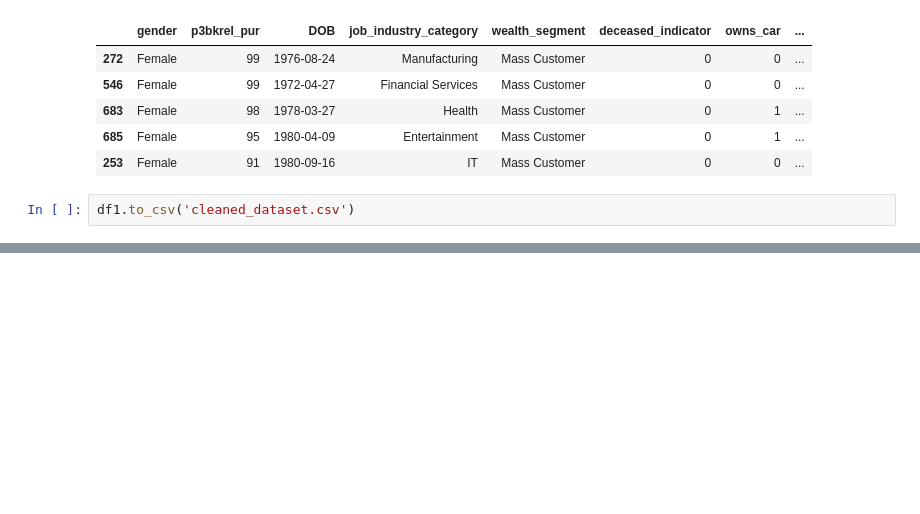
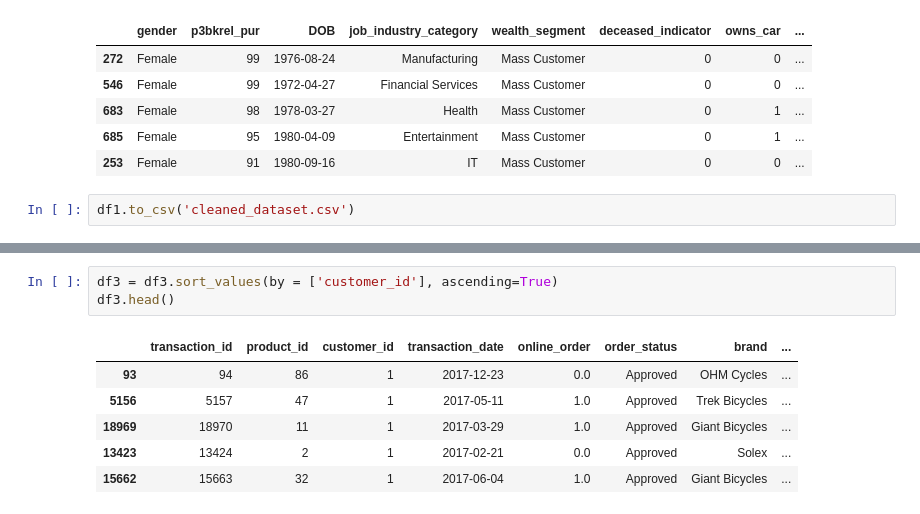
Before and after one commit to JatinderMalhi/KpmgVirtualDataAnalytics, a Jupyter notebook: task2/task2.ipynb, the cells around one changed output, grey strips where cells are left out. Cells and saved outputs as stored; diff of their text form; blank space fills up the shorter version.

```diff
--- a/task2/task2.ipynb
+++ b/task2/task2.ipynb
@@ -375,0 +419,10 @@ df1.to_csv('cleaned_dataset.csv')
+# %%
+df3 = df3.sort_values(by = ['customer_id'], ascending=True)
+df3.head()
+# %% [output]
+|  | transaction_id | product_id | customer_id | transaction_date | online_order | order_status | brand | ... |
+| 93 | 94 | 86 | 1 | 2017-12-23 | 0.0 | Approved | OHM Cycles | ... |
+| 5156 | 5157 | 47 | 1 | 2017-05-11 | 1.0 | Approved | Trek Bicycles | ... |
+| 18969 | 18970 | 11 | 1 | 2017-03-29 | 1.0 | Approved | Giant Bicycles | ... |
+| 13423 | 13424 | 2 | 1 | 2017-02-21 | 0.0 | Approved | Solex | ... |
+| 15662 | 15663 | 32 | 1 | 2017-06-04 | 1.0 | Approved | Giant Bicycles | ... |
```
Also changed, not shown: parts of 8 cells of this notebook, 8 other files.
